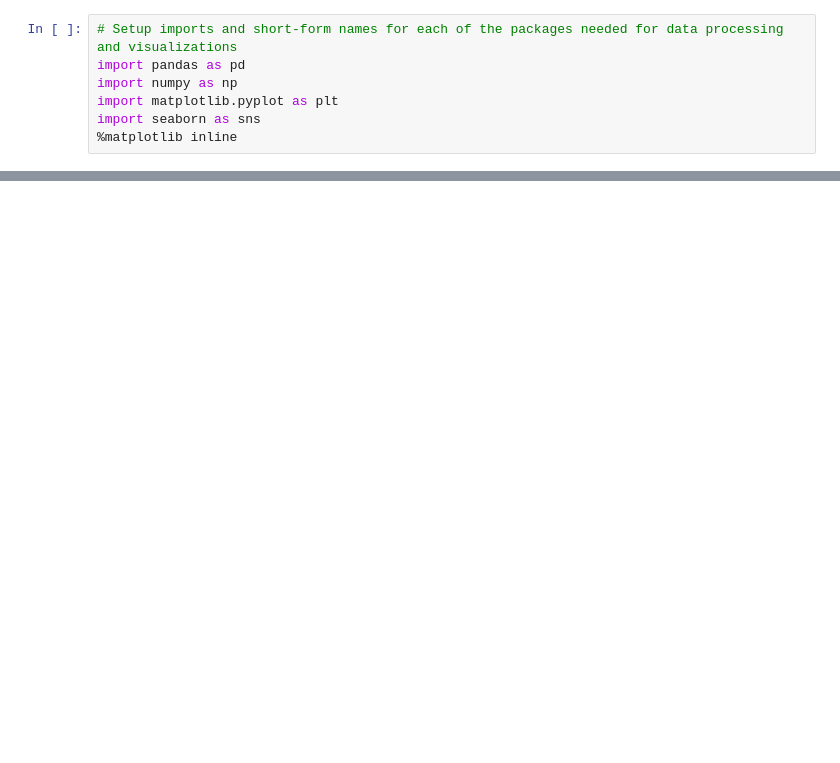
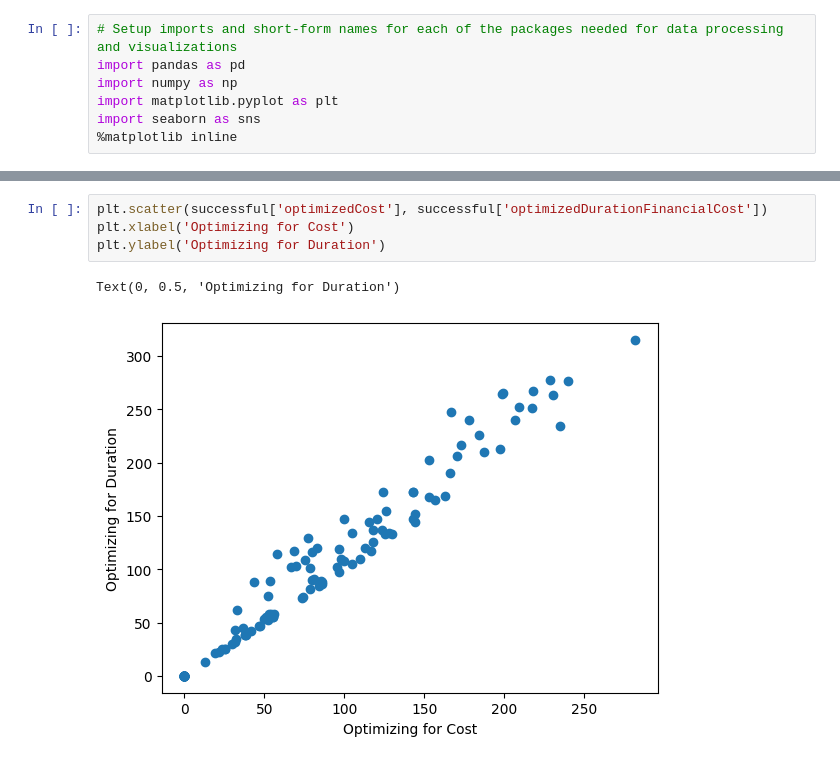
Before and after one commit to mattlehrer/ev-routing-experiment-analysis, a Jupyter notebook: analysis.ipynb, the cells around one changed output, grey strips where cells are left out. Cells and saved outputs as stored; diff of their text form; blank space fills up the shorter version.

```diff
--- a/analysis.ipynb
+++ b/analysis.ipynb
@@ -44,0 +105,7 @@ memory usage: 36.3+ KB
+# %%
+plt.scatter(successful['optimizedCost'], successful['optimizedDurationFinancialCost'])
+plt.xlabel('Optimizing for Cost')
+plt.ylabel('Optimizing for Duration')
+# %% [output]
+Text(0, 0.5, 'Optimizing for Duration')
+[figure, added]
```
Also changed, not shown: parts of 15 cells of this notebook, 1 other file.
